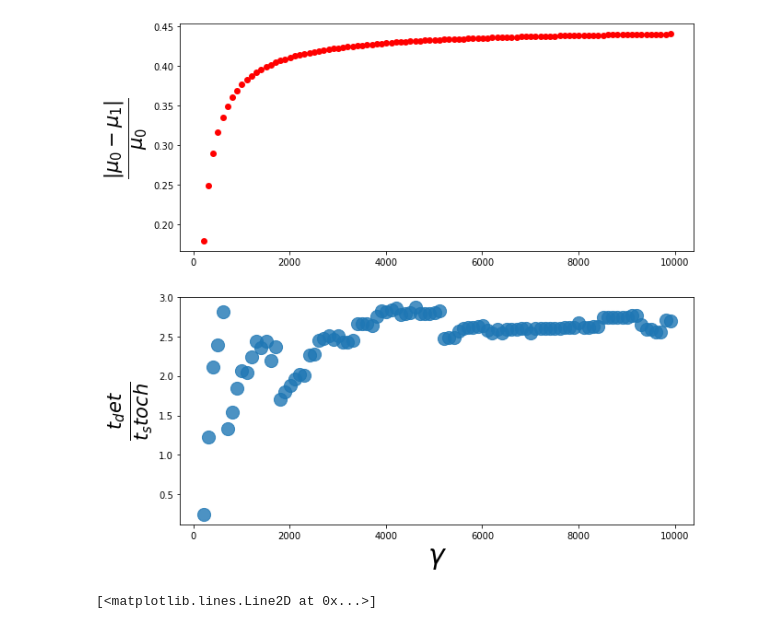
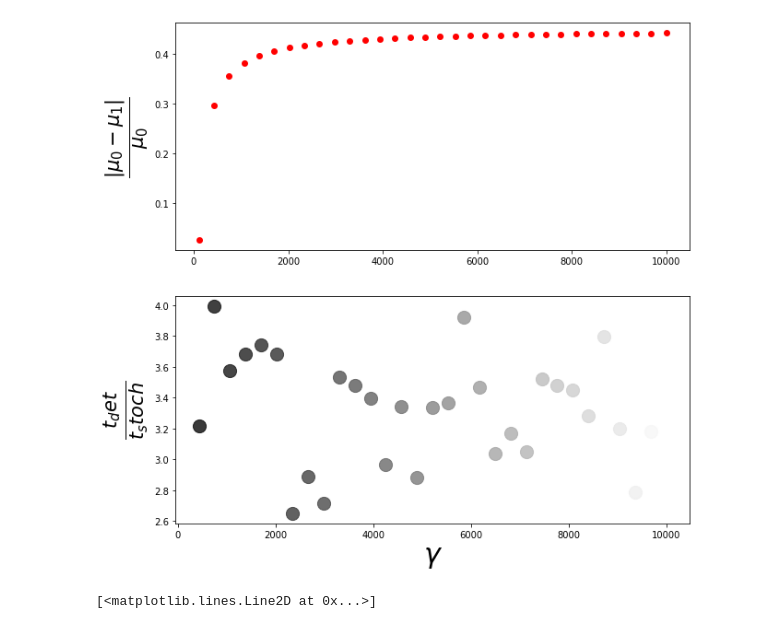
Before and after one commit to matibilkis/cdisc, a Jupyter notebook: analysis/sweep_gamma.ipynb, the cells around one changed output. Drawn from its saved outputs; the diff is of its cells as text; code cells hidden in the pictures.

Commit message:
more time for processing data

```diff
--- a/analysis/sweep_gamma.ipynb
+++ b/analysis/sweep_gamma.ipynb
@@ -18,5 +13,7 @@ gammas = np.array(list(range(210,10000,100))).astype(np.float64)
 # %%
-dt = 1e-5
+gammas = np.linspace(110, 10000., 32)
+
+dt = 1e-4
 times = np.arange(0, 8 + dt, dt )
 indis = np.logspace(0,np.log10(len(times)-1), int(1e4)).astype(int)
 timind = [times[k] for k in indis]
@@ -29,17 +26,27 @@ def load_gamma(gamma, itraj, what="logliks.npy", flip_params=0):
     else:
         params = [h1,h0]
     exp_path = str(params)+"/"
-    l =load_data(exp_path=exp_path, itraj=itraj, total_time=8., dt=1e-5, what=what)
+    l =load_data(exp_path=exp_path, itraj=itraj, total_time=8., dt=1e-4, what=what)
     return l
 # %%
 stoch = []
 det = []
+errs = []
 for gamma in tqdm(gammas):
+    try:
 
-    exp_path = "sweep_gamma/{}".format(gamma)
-    save_path = get_path_config(exp_path=exp_path,total_time=8., dt=1e-5, noitraj=True)
-    stoch.append(np.load(save_path+"times_to_err_stoch.npy"))
-    det.append(np.load(save_path+"times_to_err_det.npy"))
+        exp_path = "sweep_gamma/{}".format(gamma)
+        save_path = get_path_config(exp_path=exp_path,total_time=8., dt=1e-4, noitraj=True)
+        stoch.append(np.load(save_path+"times_to_err_stoch.npy"))
+        det.append(np.load(save_path+"times_to_err_det.npy"))
+    except Exception:
+        errs.append(gamma)
+# %%
+for k in errs:
+    g = list(gammas)
+    g.remove(k)
+    gammas = g
+gammas = np.array(gammas)
 # %%
 B = 8.
 dB = .2
@@ -52,7 +59,7 @@ stoch = np.stack(stoch)
 det = np.stack(det)
 
 ini = 20
-fini = 38
+fini = 30
 # %%
 slopes_det, slopes_stoch = [], []
 plt.figure(figsize=(100,100))
@@ -102,20 +109,24 @@ dd = np.array(dd)
 rel_dif_drifts = (dd[:,0]-dd[:,1])/dd[:,0]
 # %%
 plt.figure(figsize=(10,10))
+
+cmap = plt.get_cmap('gray')
+cc = cmap(np.linspace(0,1,len(gammas)))
 
 ax=plt.subplot(211)
 ax.scatter(gammas,rel_dif_drifts,linewidth=4, color="red",marker='.')
 ax.set_ylabel(r'$\frac{|\mu_0 - \mu_1|}{\mu_0}$',size=30)
 
 ax = plt.subplot(212)
 #ax.scatter(gammas,np.array(slopes_det)/np.array(slopes_stoch),  alpha=0.8, s=200)
+for k in range(len(gammas)):
 
-ax.scatter(gammas,np.array(slopes_det)/np.array(slopes_stoch), alpha=0.8, s=200)
+    ax.scatter([gammas[k]],[(np.array(slopes_det)/np.array(slopes_stoch))[k]], color=cc[k], alpha=0.8, s=200)
 ax.set_xlabel(r'$\gamma$',size=30)
 ax.set_ylabel(r'$\frac{t_det}{t_stoch}$',size=30)
-plt.savefig("comparison_tests_slopes_gamma.pdf")
+plt.savefig("record_comparison_tests_slopes_gamma.pdf")
 # %% [output]
-[figure, old version]
+[figure, new version]
 # %%
 plt.plot(bpos,stoch[10,:])
 plt.plot(bpos,det[10,:])
```
Also changed, not shown: parts of 3 cells of this notebook, 18 other files.
